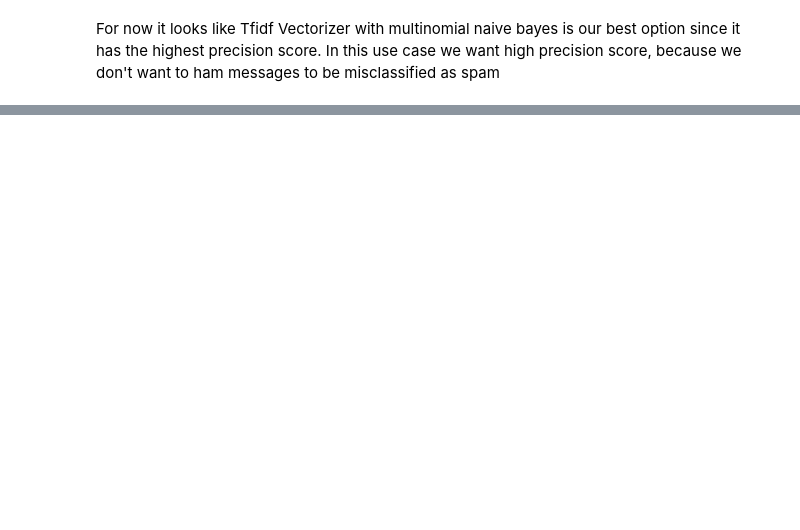
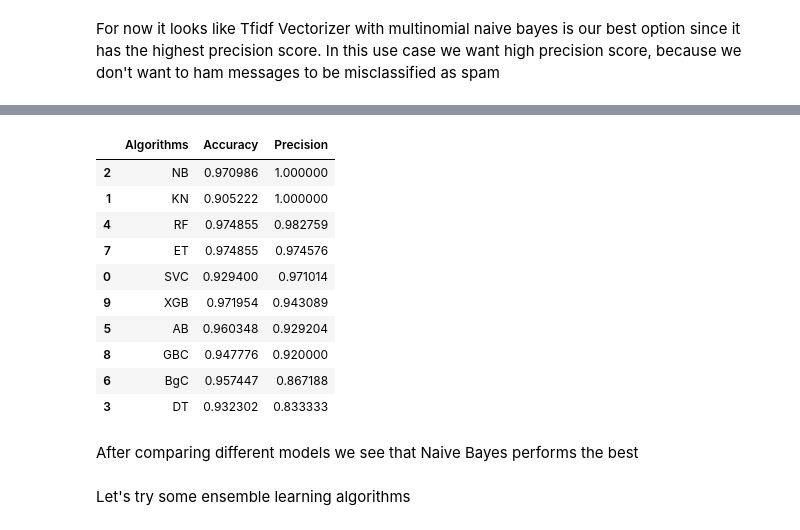
Before and after one commit to abhipreets2/SMS-spam-classifier, a Jupyter notebook: Notebooks/SMS Spam Classifier.ipynb, the cells around one changed output, grey strips where cells are left out. Drawn from its saved outputs; the diff is of its cells as text; code cells hidden in the pictures; blank space fills up the shorter version.

```diff
--- a/Notebooks/SMS Spam Classifier.ipynb
+++ b/Notebooks/SMS Spam Classifier.ipynb
@@ -373,7 +388,7 @@ Precision Score for Bernoulli : 0.9734513274336283
 # %% [markdown]
 Let us use Tfidf Vectorizer and see the results
 # %%
-tfidf = TfidfVectorizer()
+tfidf = TfidfVectorizer(max_features = 3000)
 X = tfidf.fit_transform(df['transformed_text']).toarray()
 y = df['target'].values
 
@@ -432,0 +475,37 @@ For now it looks like Tfidf Vectorizer with multinomial naive bayes is our best
+# %%
+def train_classifier(clf, X_train, y_train, X_test, y_test):
+    '''
+    This functions trains the classifier and returns the accuracy and precision score
+
+    Parameters :
+        clf ::
+            The classifier to be trained
+        X_train ::
+            Training data
+        y_train ::
+            Training labels
+        X_test ::
+            Testing data
+        y_test ::
+            Testing labels
+    Returns :
+        accuracy ::
+            Accuracy score of the model
+        precision ::
+            Precision score of the model
+    '''
+    clf.fit(X_train, y_train)
+    y_pred = clf.predict(X_test)
+    accuracy = accuracy_score(y_test, y_pred)
+    precision = precision_score(y_test, y_pred)
+
+    return accuracy, precision
+# %%
+accuracy_scores = []
+precision_scores = []
+
+for names, clf in clfs.items():
+    cur_accuracy, cur_precision = train_classifier(clf, X_train, y_train, X_test, y_test)
+    accuracy_scores.append(cur_accuracy)
+    precision_scores.append(cur_precision)
+    print("{} Completed".format(names))
@@ -432,0 +523,20 @@ For now it looks like Tfidf Vectorizer with multinomial naive bayes is our best
+# %%
+performance_df = pd.DataFrame({'Algorithms' : clfs.keys(), 'Accuracy' : accuracy_scores, 'Precision' : precision_scores})
+# %%
+performance_df.sort_values(by = ['Precision', 'Accuracy'], ascending = False)
+# %% [output]
+|  | Algorithms | Accuracy | Precision |
+| 2 | NB | 0.970986 | 1.000000 |
+| 1 | KN | 0.905222 | 1.000000 |
+| 4 | RF | 0.974855 | 0.982759 |
+| 7 | ET | 0.974855 | 0.974576 |
+| 0 | SVC | 0.929400 | 0.971014 |
+| 9 | XGB | 0.971954 | 0.943089 |
+| 5 | AB | 0.960348 | 0.929204 |
+| 8 | GBC | 0.947776 | 0.920000 |
+| 6 | BgC | 0.957447 | 0.867188 |
+| 3 | DT | 0.932302 | 0.833333 |
+# %% [markdown]
+After comparing different models we see that Naive Bayes performs the best
+# %% [markdown]
+Let's try some ensemble learning algorithms
```
Also changed, not shown: parts of 15 cells of this notebook, 3 other files.
